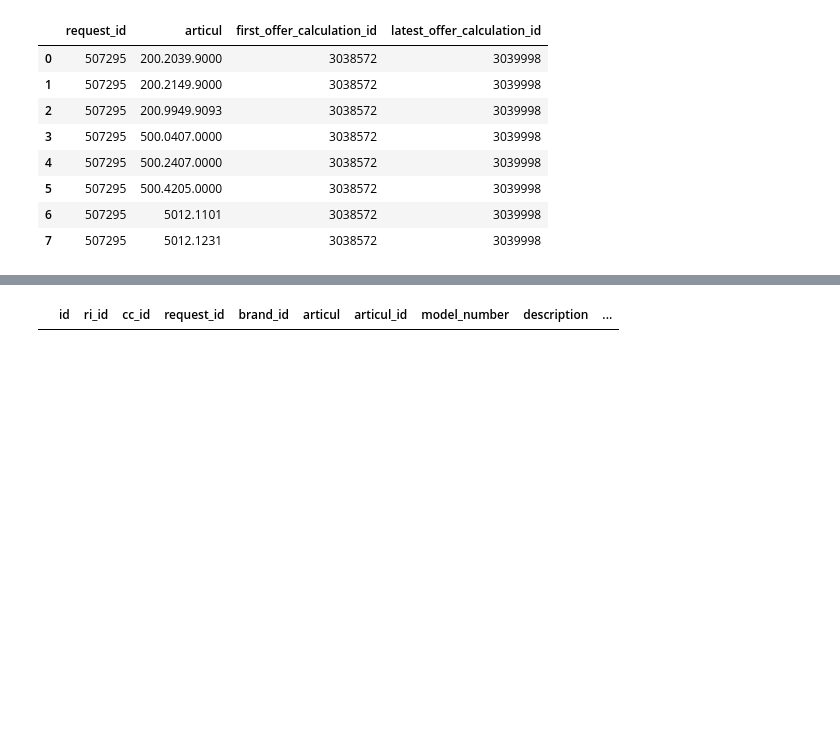
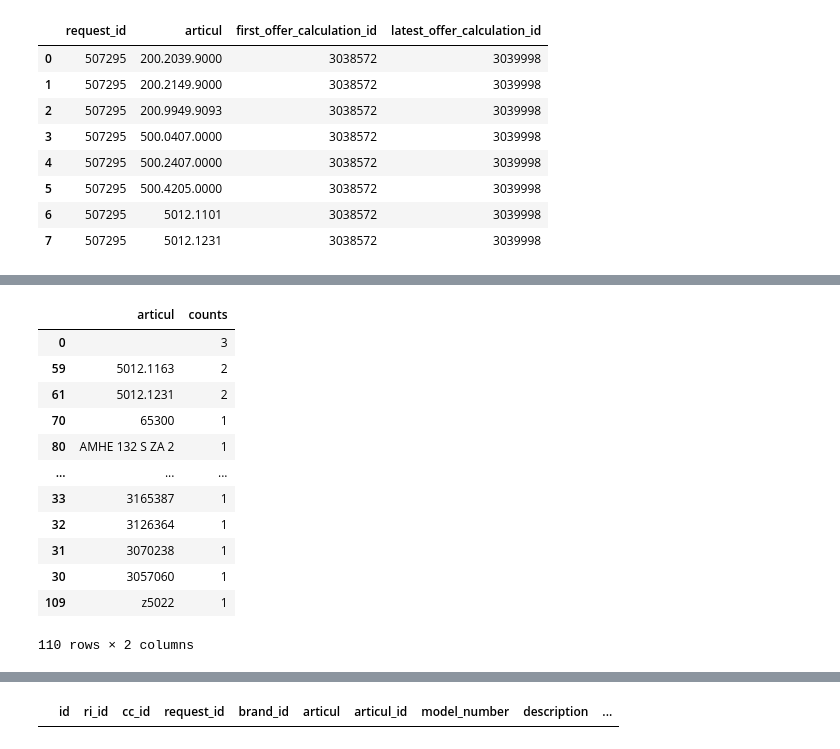
Before and after one commit to Valuamba/components_agent_sales, a Jupyter notebook: notebooks/famaga/DiscountProcessing_20240603.ipynb, the cells around one changed output, grey strips where cells are left out. Cells and saved outputs as stored; diff of their text form; code cells hidden in the pictures; blank space fills up the shorter version.

```diff
--- a/notebooks/famaga/DiscountProcessing_20240603.ipynb
+++ b/notebooks/famaga/DiscountProcessing_20240603.ipynb
@@ -430 +442,19 @@ discounted_deals
+# %%
+## Test mocked purchased products
+
+customer_products_df.groupby(by='articul').size().reset_index(name='counts').sort_values(by='counts', ascending=False)
+# %% [output]
+|  | articul | counts |
+| 0 |  | 3 |
+| 59 | 5012.1163 | 2 |
+| 61 | 5012.1231 | 2 |
+| 70 | 65300 | 1 |
+| 80 | AMHE 132 S ZA 2 | 1 |
+| ... | ... | ... |
+| 33 | 3165387 | 1 |
+| 32 | 3126364 | 1 |
+| 31 | 3070238 | 1 |
+| 30 | 3057060 | 1 |
+| 109 | z5022 | 1 |
+110 rows × 2 columns
 # %%
```
Also changed, not shown: parts of 7 cells of this notebook.
